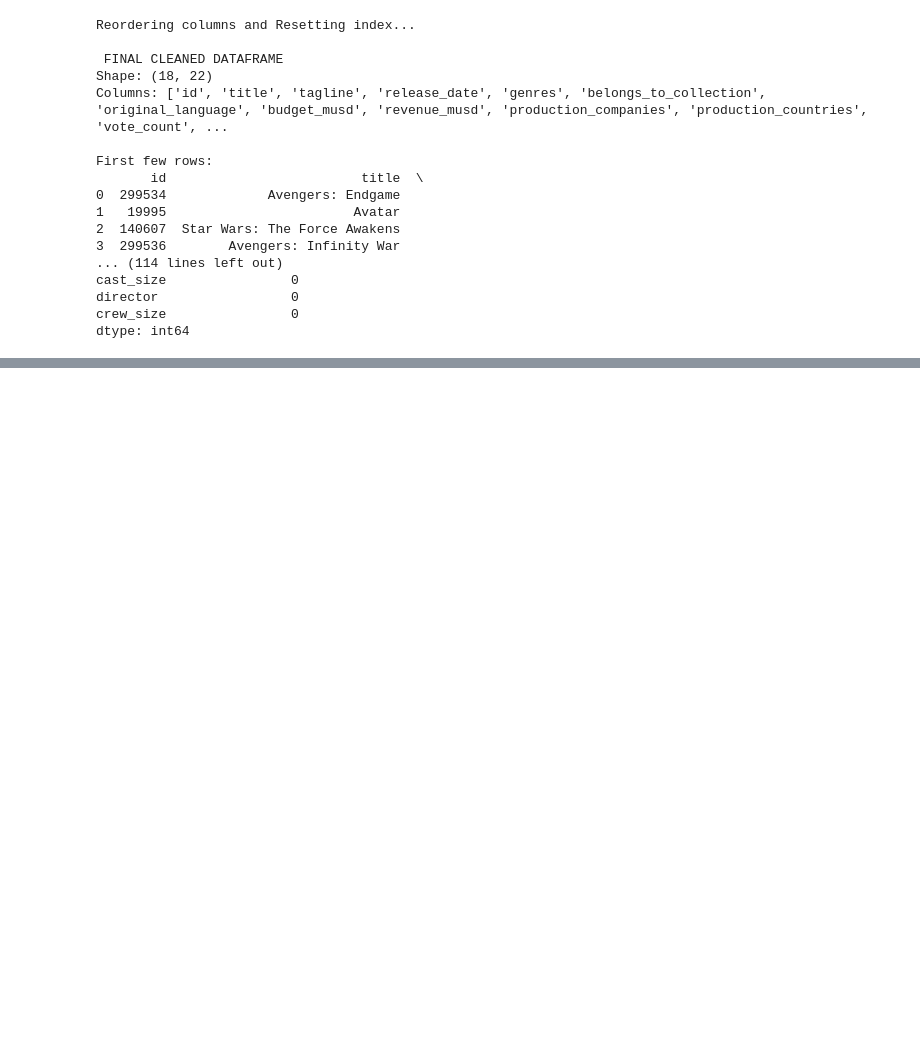
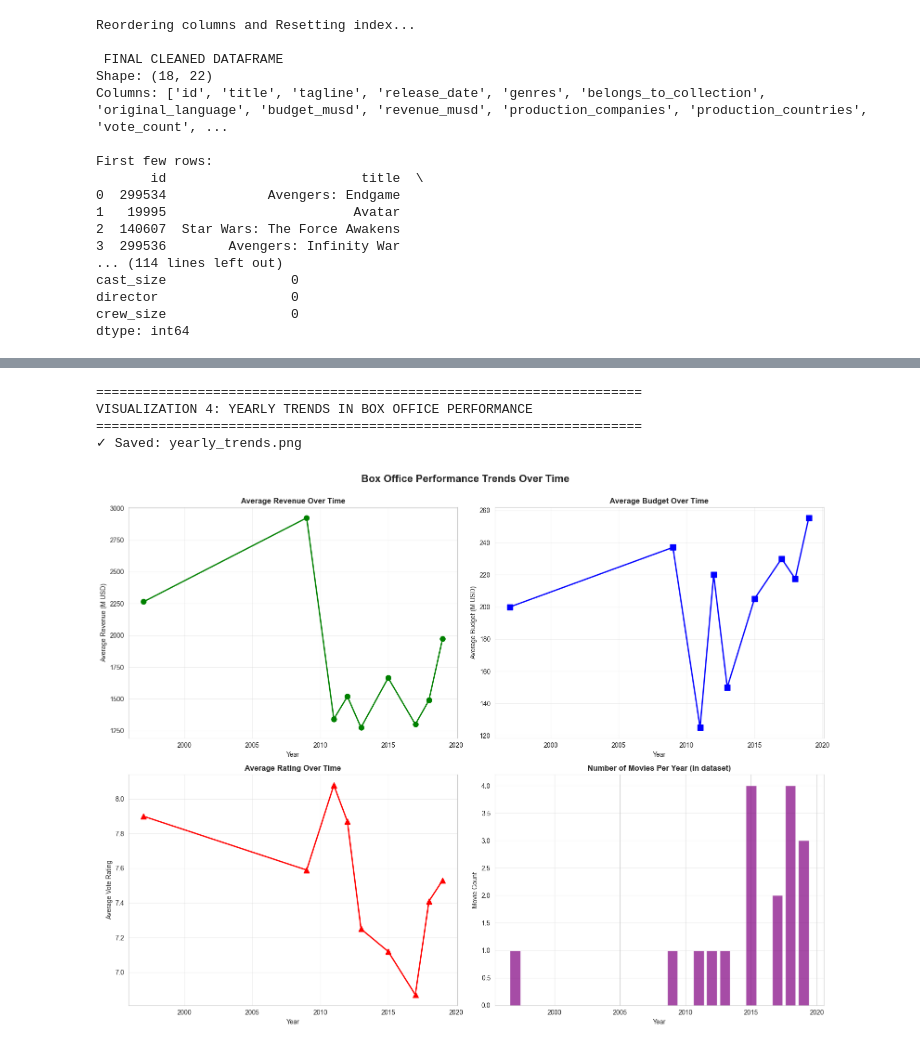
Before and after one commit to CarlitoCrankie/DEM02_TMDB_CARL, a Jupyter notebook: TMBD_EDA.ipynb, the cells around one changed output, grey strips where cells are left out. Saved outputs shown, nothing was run; the diff lists cells and outputs as text; code cells hidden in the pictures; blank space fills up the shorter version.

```diff
--- a/TMBD_EDA.ipynb
+++ b/TMBD_EDA.ipynb
@@ -891,0 +1678,80 @@ dtype: int64
+# %%
+print("\n" + "="*70)
+print("VISUALIZATION 4: YEARLY TRENDS IN BOX OFFICE PERFORMANCE")
+print("="*70)
+
+# Extract year from release_date
+movies_kpi['release_year'] = pd.to_datetime(movies_kpi['release_date']).dt.year
+
+# Group by year
+yearly_trends = movies_kpi.groupby('release_year').agg({
+    'revenue_musd': 'mean',
+    'budget_musd': 'mean',
+    'vote_average': 'mean',
+    'title': 'count'  # Number of movies per year
+}).round(2)
+
+yearly_trends = yearly_trends.rename(columns={'title': 'movie_count'})
+
+# Create figure with multiple subplots
+fig, axes = plt.subplots(2, 2, figsize=(16, 12))
+
+# Plot 1: Average Revenue over time
+axes[0, 0].plot(yearly_trends.index, yearly_trends['revenue_musd'],
+                marker='o', linewidth=2, markersize=8, color='green')
+axes[0, 0].set_title('Average Revenue Over Time', fontsize=12, fontweight='bold')
+axes[0, 0].set_xlabel('Year', fontsize=10)
+axes[0, 0].set_ylabel('Average Revenue (M USD)', fontsize=10)
+axes[0, 0].grid(True, alpha=0.3)
+
+# Plot 2: Average Budget over time
+axes[0, 1].plot(yearly_trends.index, yearly_trends['budget_musd'],
+                marker='s', linewidth=2, markersize=8, color='blue')
+axes[0, 1].set_title('Average Budget Over Time', fontsize=12, fontweight='bold')
+axes[0, 1].set_xlabel('Year', fontsize=10)
+axes[0, 1].set_ylabel('Average Budget (M USD)', fontsize=10)
+axes[0, 1].grid(True, alpha=0.3)
+
+# Plot 3: Average Rating over time
+axes[1, 0].plot(yearly_trends.index, yearly_trends['vote_average'],
+                marker='^', linewidth=2, markersize=8, color='red')
+axes[1, 0].set_title('Average Rating Over Time', fontsize=12, fontweight='bold')
+axes[1, 0].set_xlabel('Year', fontsize=10)
+axes[1, 0].set_ylabel('Average Vote Rating', fontsize=10)
+axes[1, 0].grid(True, alpha=0.3)
+
+# Plot 4: Number of movies per year
+axes[1, 1].bar(yearly_trends.index, yearly_trends['movie_count'],
+               color='purple', alpha=0.7)
+axes[1, 1].set_title('Number of Movies Per Year (in dataset)', fontsize=12, fontweight='bold')
+axes[1, 1].set_xlabel('Year', fontsize=10)
+axes[1, 1].set_ylabel('Movie Count', fontsize=10)
+axes[1, 1].grid(True, alpha=0.3, axis='y')
+
+plt.suptitle('Box Office Performance Trends Over Time',
+             fontsize=16, fontweight='bold', y=1.00)
+plt.tight_layout()
+plt.savefig('yearly_trends.png', dpi=300, bbox_inches='tight')
+print("✓ Saved: yearly_trends.png")
+plt.show()
+
+# Print insights
+print("\n📊 INSIGHTS:")
+print("\nYearly Statistics:")
+print(yearly_trends)
+
+if len(yearly_trends) > 1:
+    first_year = yearly_trends.index[0]
+    last_year = yearly_trends.index[-1]
+    revenue_growth = ((yearly_trends.loc[last_year, 'revenue_musd'] -
+                       yearly_trends.loc[first_year, 'revenue_musd']) /
+                      yearly_trends.loc[first_year, 'revenue_musd'] * 100)
+
+    print(f"\n• Revenue change from {first_year} to {last_year}: {revenue_growth:+.1f}%")
+    print(f"• Budgets have {'increased' if yearly_trends['budget_musd'].iloc[-1] > yearly_trends['budget_musd'].iloc[0] else 'decreased'} over time")
+# %% [output]
+======================================================================
+VISUALIZATION 4: YEARLY TRENDS IN BOX OFFICE PERFORMANCE
+======================================================================
+✓ Saved: yearly_trends.png
+[figure, added]
```
Also changed, not shown: parts of 32 cells of this notebook, 6 other files.
